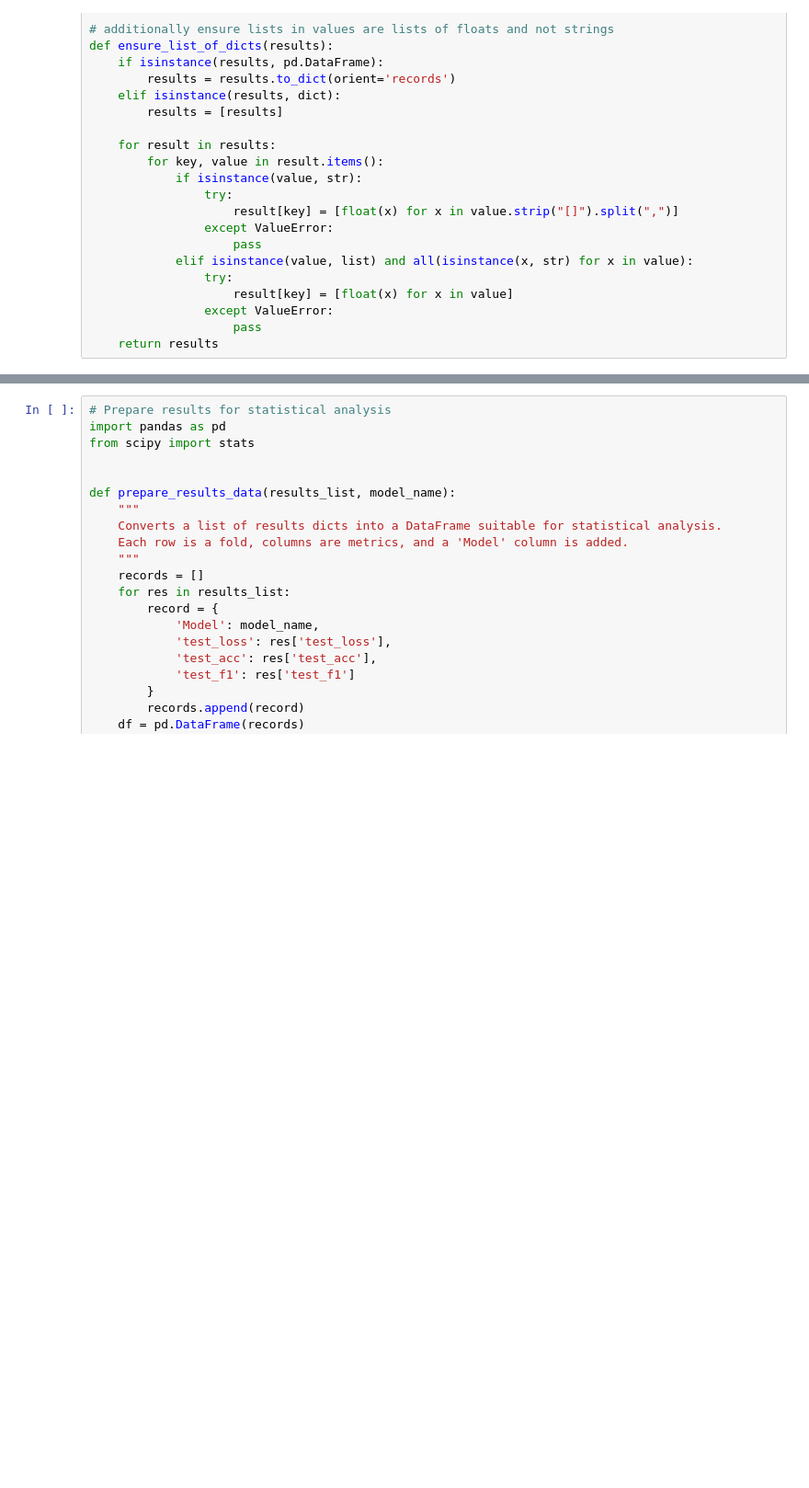
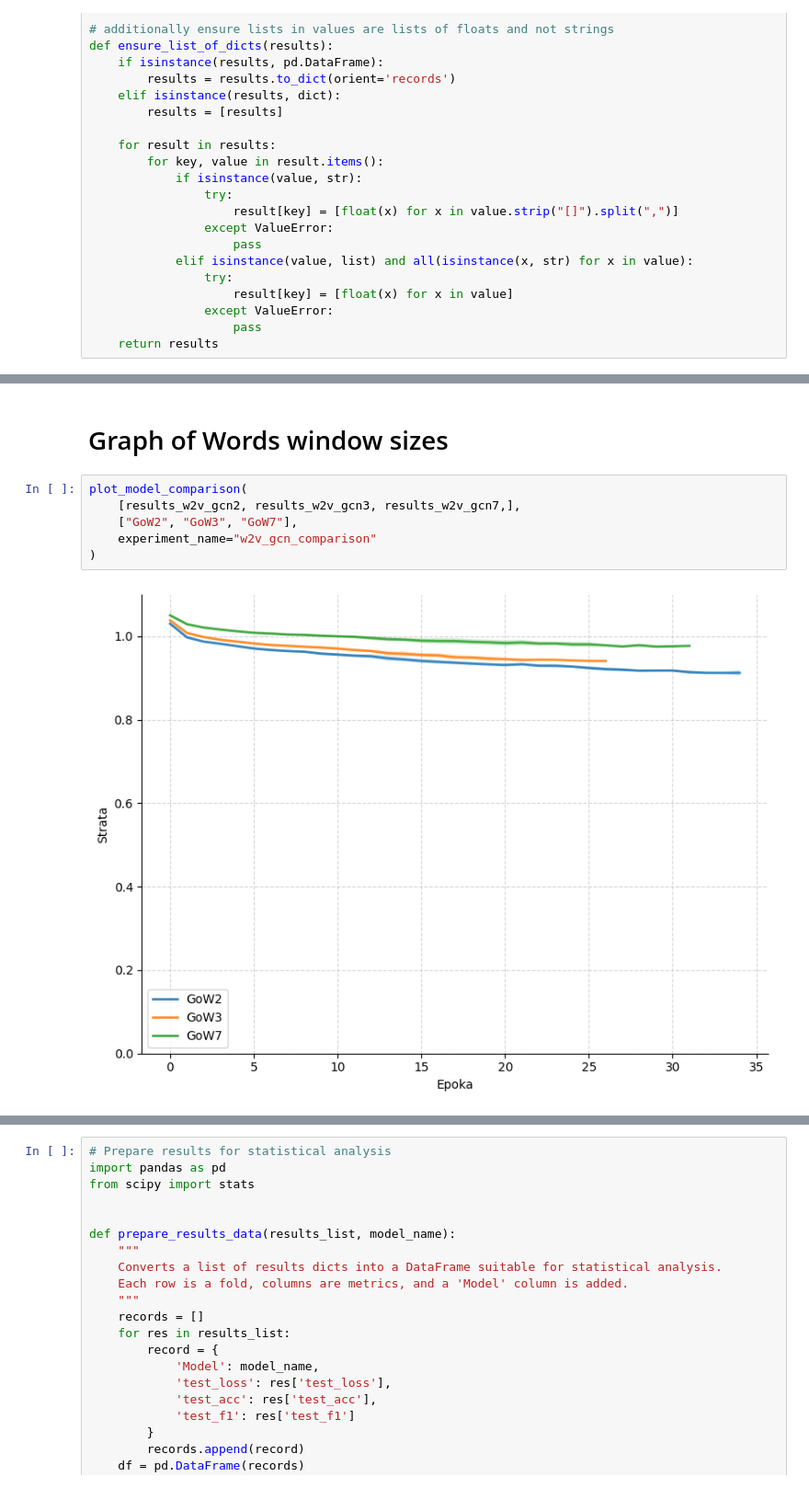
Before and after one commit to kacper651/gnn-hate-speech-detection, a Jupyter notebook: notebooks/train.ipynb, the cells around one changed output, grey strips where cells are left out. Shown at 92% size. Cells and saved outputs as stored; diff of their text form; blank space fills up the shorter version.

```diff
--- a/notebooks/train.ipynb
+++ b/notebooks/train.ipynb
@@ -999,0 +966,10 @@ plot_model_comparison(
+# %% [markdown]
+# Graph of Words window sizes
+# %%
+plot_model_comparison(
+    [results_w2v_gcn2, results_w2v_gcn3, results_w2v_gcn7,],
+    ["GoW2", "GoW3", "GoW7"],
+    experiment_name="w2v_gcn_comparison"
+)
+# %% [output]
+[figure, added]
```
Also changed, not shown: parts of 30 cells of this notebook, 22 other files.
